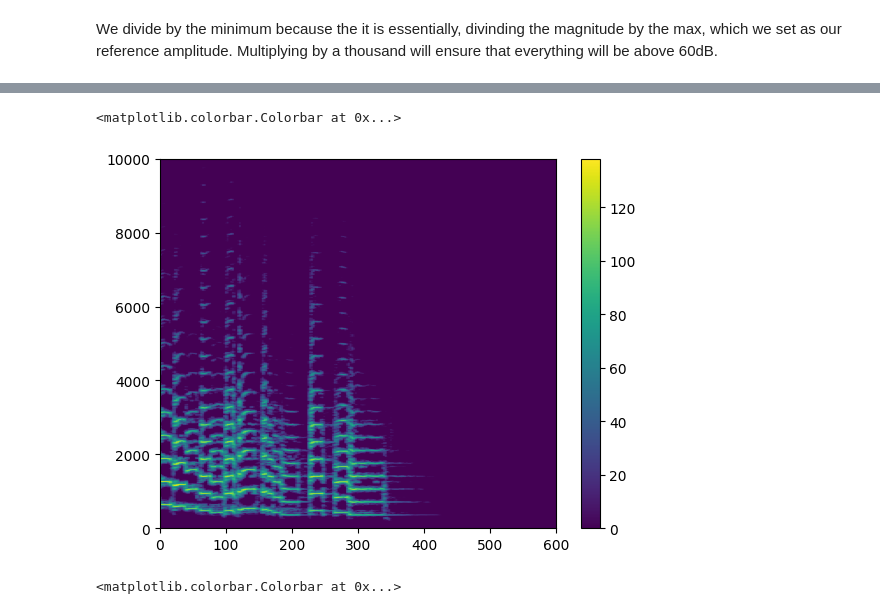
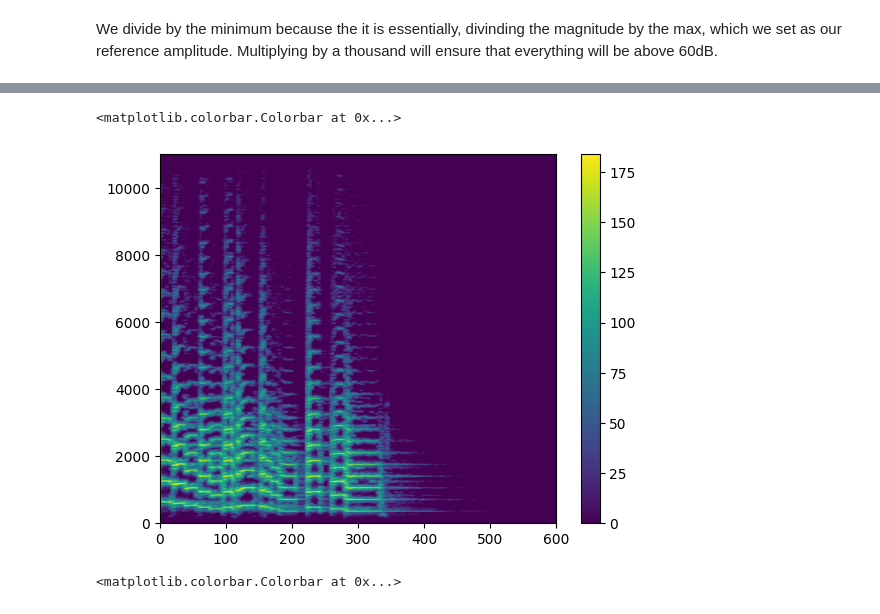
Before and after one commit to crystal-covas/speech-annotation-project, a Jupyter notebook: notebooks/spectrograms_notes.ipynb, the cells around one changed output, grey strips where cells are left out. Cells and saved outputs as stored; diff of their text form; code cells hidden in the pictures.

```diff
--- a/notebooks/spectrograms_notes.ipynb
+++ b/notebooks/spectrograms_notes.ipynb
@@ -199,15 +211,48 @@ def make_spectrogram(stft_segments,max_freq,n_fft,thres_db):
+# %%
+def make_spectrogram(stft_segments,n_fft,thres_db,sample_rate):
+    mag_stft_segments=np.absolute(stft_segments)
+    ref_mag=np.max(mag_stft_segments)
+
+    #reference amplitude
+    ref_amp=10**(thres_db/20)
+    mag_stft_segments=ref_amp * (mag_stft_segments/ref_mag)
+
+    for segment in mag_stft_segments:
+        for k in range(len(segment)):
+            if segment[k] < 1:
+                segment[k] = 1
+
+    spec_lst=[]
+    #n_fft_new=1+n_fft//2
+    max_freq_bins=1+n_fft//2
+
+    for mag_stft_segment in mag_stft_segments:
+        spec_lst.append(20*np.log(mag_stft_segment[0:max_freq_bins]))
+
+    return spec_lst
 # %%
-max_freq=10000
-w_fs=22050
-n_fft=1024*2
-thres_db=60 #below 60dB is not considered
-#w_sgram = make_spectrogram(w_stft,int(1024*max_freq/w_fs),60)
-w_sgram = make_spectrogram(w_stft,max_freq,n_fft,thres_db)
-plt.imshow(np.transpose(np.array(w_sgram)), origin='lower',extent=(0,600,0,max_freq),aspect='auto')
-plt.colorbar()
+# sample_rate=22050
+# max_freq=10000
+# w_fs=22050
+# n_fft=1024*2
+# thres_db=80 #below 60dB is not considered
+# #w_sgram = make_spectrogram(w_stft,int(1024*max_freq/w_fs),60)
+# w_sgram = make_spectrogram(w_stft,max_freq,n_fft,thres_db, sample_rate)
+# plt.imshow(np.transpose(np.array(w_sgram)), origin='lower',extent=(0,600,0,max_freq),aspect='auto')
+# plt.colorbar()
-# %% [output]
-<matplotlib.colorbar.Colorbar at 0x...>
-[figure, removed]
+# %%
+sample_rate=22050
+w_fs=22050
+n_fft=1024*2
+max_freq=w_fs//2
+thres_db=80 #below 60dB is not considered
+#w_sgram = make_spectrogram(w_stft,int(1024*max_freq/w_fs),60)
+w_sgram = make_spectrogram(w_stft,n_fft,thres_db, sample_rate)
+plt.imshow(np.transpose(np.array(w_sgram)), origin='lower',extent=(0,600,0,max_freq),aspect='auto')
+plt.colorbar()
+# %% [output]
+<matplotlib.colorbar.Colorbar at 0x...>
+[figure, added]
 # %%
 plt.figure()
 librosa.display.specshow(Sdb, x_axis='time', y_axis='linear')
```
Also changed, not shown: parts of 12 cells of this notebook.
